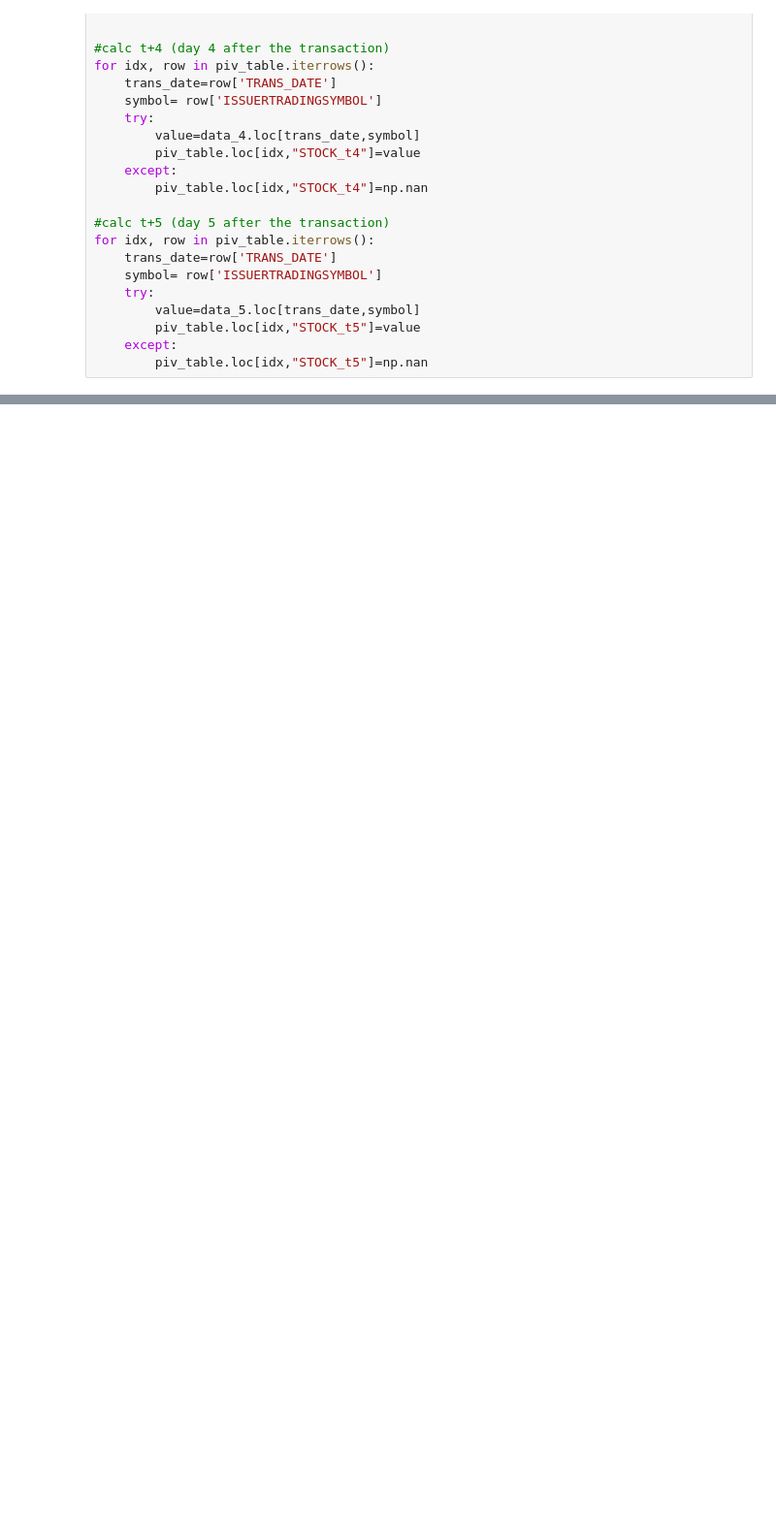
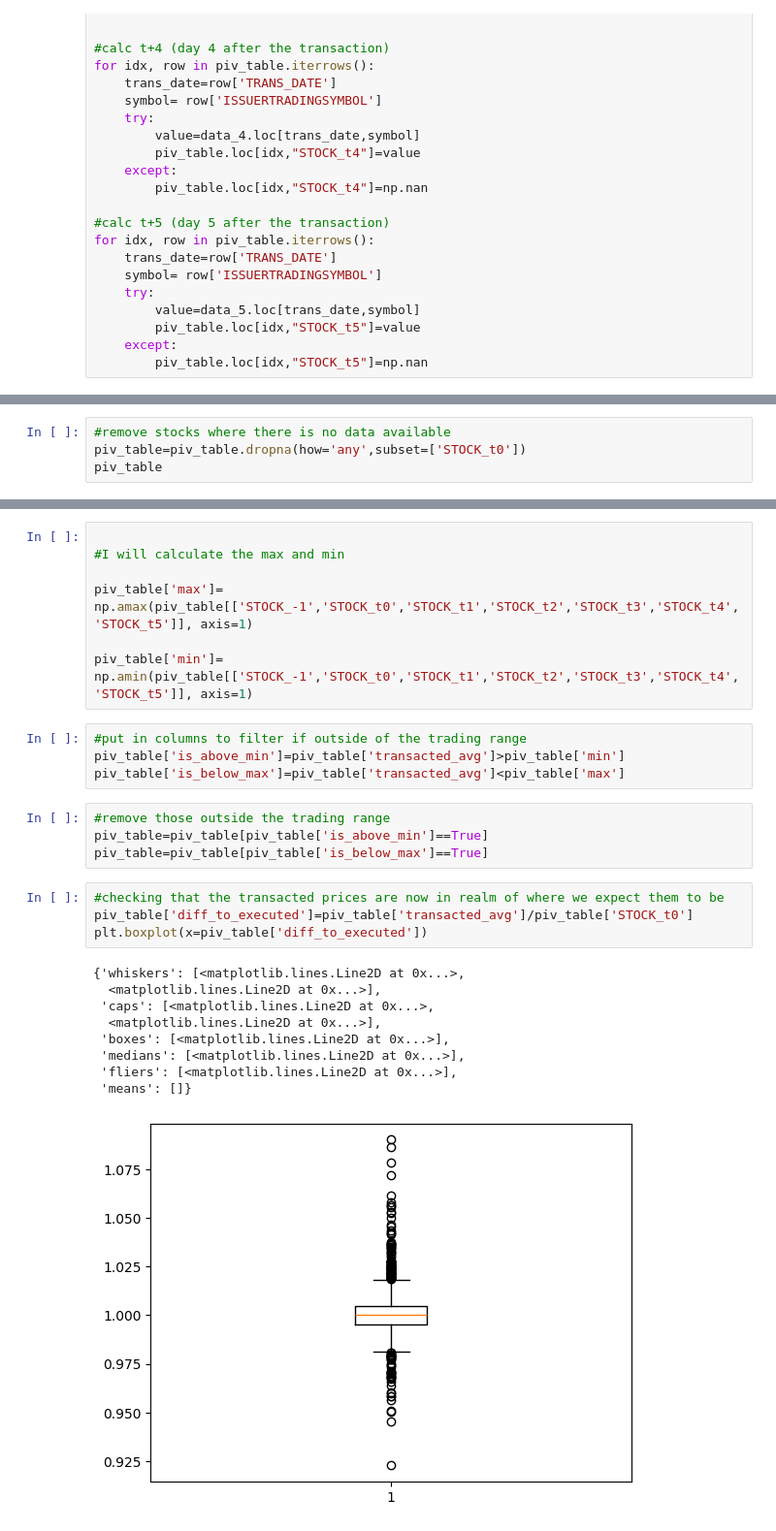
Before and after one commit to MarianaSwe/Insider_transactions, a Jupyter notebook: insiders_transactions.ipynb, the cells around one changed output, grey strips where cells are left out. Shown: that part at 97% size. Drawn from its saved outputs; the diff is of its cells as text; blank space fills up the shorter version.

Commit message:
data processing done now?

```diff
--- a/insiders_transactions.ipynb
+++ b/insiders_transactions.ipynb
@@ -354,0 +364,4 @@ memory usage: 167.2+ KB
+# %%
+#remove stocks where there is no data available
+piv_table=piv_table.dropna(how='any',subset=['STOCK_t0'])
+piv_table
@@ -354,0 +384,29 @@ memory usage: 167.2+ KB
+# %%
+
+#I will calculate the max and min
+
+piv_table['max']= np.amax(piv_table[['STOCK_-1','STOCK_t0','STOCK_t1','STOCK_t2','STOCK_t3','STOCK_t4','STOCK_t5']], axis=1)
+
+piv_table['min']= np.amin(piv_table[['STOCK_-1','STOCK_t0','STOCK_t1','STOCK_t2','STOCK_t3','STOCK_t4','STOCK_t5']], axis=1)
+# %%
+#put in columns to filter if outside of the trading range
+piv_table['is_above_min']=piv_table['transacted_avg']>piv_table['min']
+piv_table['is_below_max']=piv_table['transacted_avg']<piv_table['max']
+# %%
+#remove those outside the trading range
+piv_table=piv_table[piv_table['is_above_min']==True]
+piv_table=piv_table[piv_table['is_below_max']==True]
+# %%
+#checking that the transacted prices are now in realm of where we expect them to be
+piv_table['diff_to_executed']=piv_table['transacted_avg']/piv_table['STOCK_t0']
+plt.boxplot(x=piv_table['diff_to_executed'])
+# %% [output]
+{'whiskers': [<matplotlib.lines.Line2D at 0x...>,
+  <matplotlib.lines.Line2D at 0x...>],
+ 'caps': [<matplotlib.lines.Line2D at 0x...>,
+  <matplotlib.lines.Line2D at 0x...>],
+ 'boxes': [<matplotlib.lines.Line2D at 0x...>],
+ 'medians': [<matplotlib.lines.Line2D at 0x...>],
+ 'fliers': [<matplotlib.lines.Line2D at 0x...>],
+ 'means': []}
+[figure, added]
```
Also changed, not shown: parts of 30 cells of this notebook, 12 other files.
